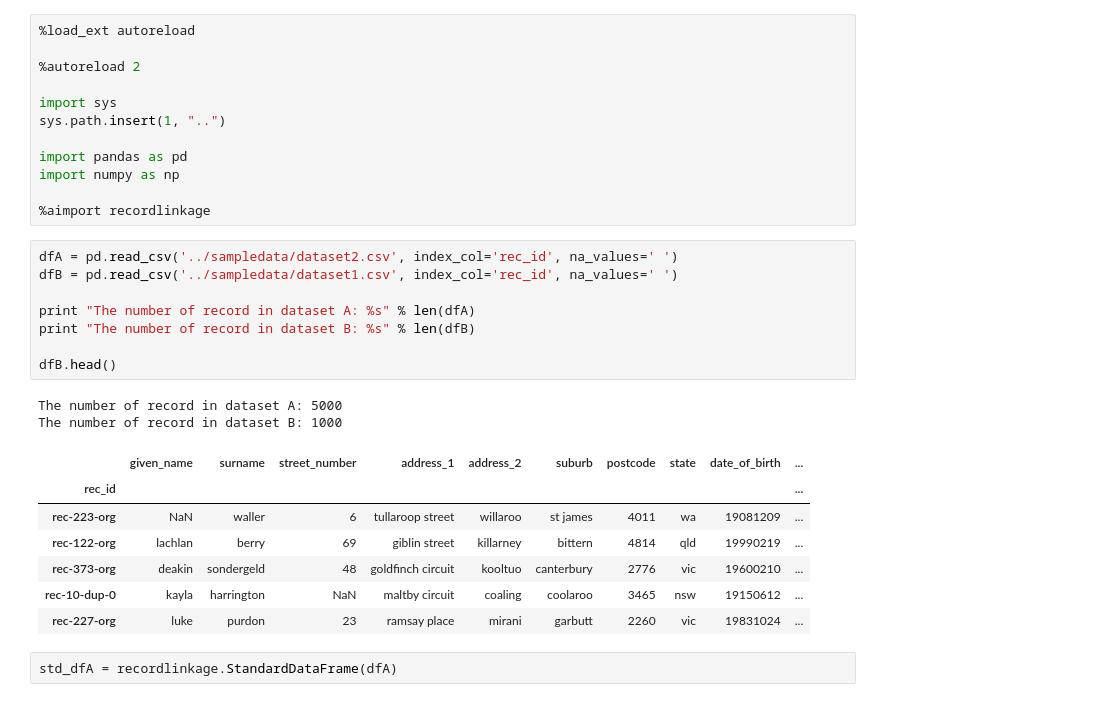
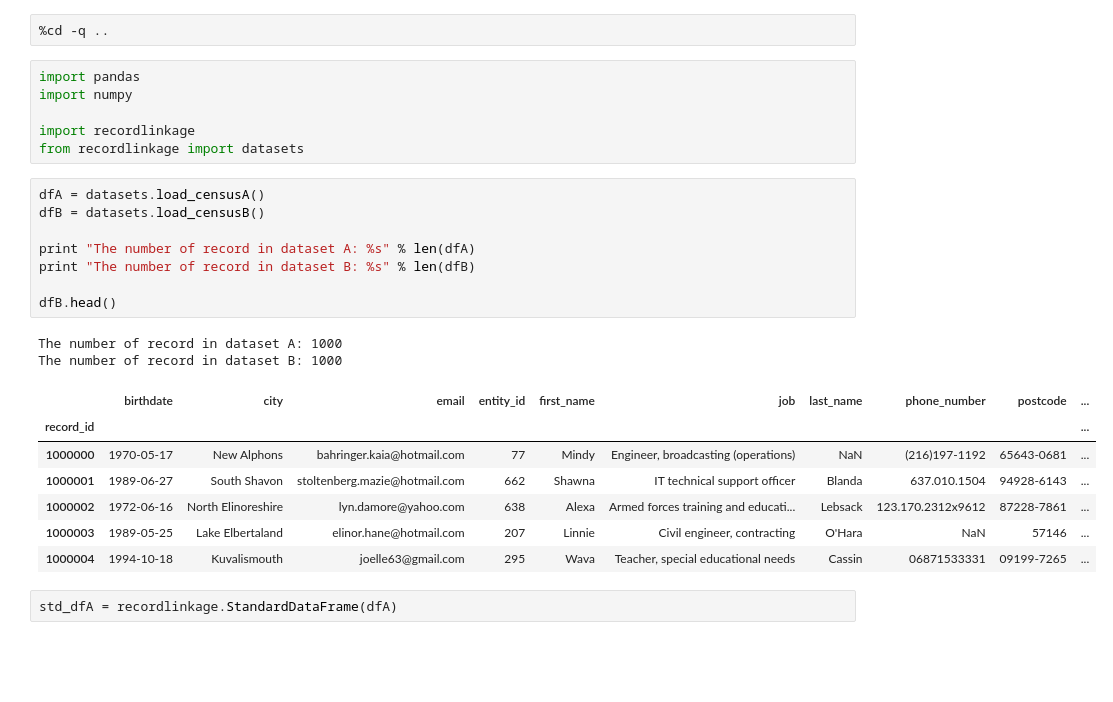
Before and after one commit to J535D165/recordlinkage, a Jupyter notebook: examples/Linking.ipynb, the cells around one changed output. Saved outputs shown, nothing was run; the diff lists cells and outputs as text; blank space fills up the shorter version.

```diff
--- a/examples/Linking.ipynb
+++ b/examples/Linking.ipynb
@@ -1,33 +1,29 @@
-# %%
-%load_ext autoreload
-
-%autoreload 2
-
-import sys
-sys.path.insert(1, "..")
-
-import pandas as pd
-import numpy as np
-
-%aimport recordlinkage
+# %%
+%cd -q ..
+# %%
+import pandas
+import numpy
+
+import recordlinkage
+from recordlinkage import datasets
 # %%
-dfA = pd.read_csv('../sampledata/dataset2.csv', index_col='rec_id', na_values=' ')
-dfB = pd.read_csv('../sampledata/dataset1.csv', index_col='rec_id', na_values=' ')
+dfA = datasets.load_censusA()
+dfB = datasets.load_censusB()
 
 print "The number of record in dataset A: %s" % len(dfA)
 print "The number of record in dataset B: %s" % len(dfB)
 
 dfB.head()
 # %% [output]
-The number of record in dataset A: 5000
+The number of record in dataset A: 1000
 The number of record in dataset B: 1000
-|  | given_name | surname | street_number | address_1 | address_2 | suburb | postcode | state | date_of_birth | ... |
-| rec_id |  |  |  |  |  |  |  |  |  | ... |
-| rec-223-org | NaN | waller | 6 | tullaroop street | willaroo | st james | 4011 | wa | 19081209 | ... |
-| rec-122-org | lachlan | berry | 69 | giblin street | killarney | bittern | 4814 | qld | 19990219 | ... |
-| rec-373-org | deakin | sondergeld | 48 | goldfinch circuit | kooltuo | canterbury | 2776 | vic | 19600210 | ... |
-| rec-10-dup-0 | kayla | harrington | NaN | maltby circuit | coaling | coolaroo | 3465 | nsw | 19150612 | ... |
-| rec-227-org | luke | purdon | 23 | ramsay place | mirani | garbutt | 2260 | vic | 19831024 | ... |
+|  | birthdate | city | email | entity_id | first_name | job | last_name | phone_number | postcode | ... |
+| record_id |  |  |  |  |  |  |  |  |  | ... |
+| 1000000 | 1970-05-17 | New Alphons | bahringer.kaia@hotmail.com | 77 | Mindy | Engineer, broadcasting (operations) | NaN | (216)197-1192 | 65643-0681 | ... |
+| 1000001 | 1989-06-27 | South Shavon | stoltenberg.mazie@hotmail.com | 662 | Shawna | IT technical support officer | Blanda | 637.010.1504 | 94928-6143 | ... |
+| 1000002 | 1972-06-16 | North Elinoreshire | lyn.damore@yahoo.com | 638 | Alexa | Armed forces training and educati... | Lebsack | 123.170.2312x9612 | 87228-7861 | ... |
+| 1000003 | 1989-05-25 | Lake Elbertaland | elinor.hane@hotmail.com | 207 | Linnie | Civil engineer, contracting | O'Hara | NaN | 57146 | ... |
+| 1000004 | 1994-10-18 | Kuvalismouth | joelle63@gmail.com | 295 | Wava | Teacher, special educational needs | Cassin | 06871533331 | 09199-7265 | ... |
 # %%
 std_dfA = recordlinkage.StandardDataFrame(dfA)
 # %% [markdown]
```
Also changed, not shown: parts of 6 cells of this notebook, 2 other files.
